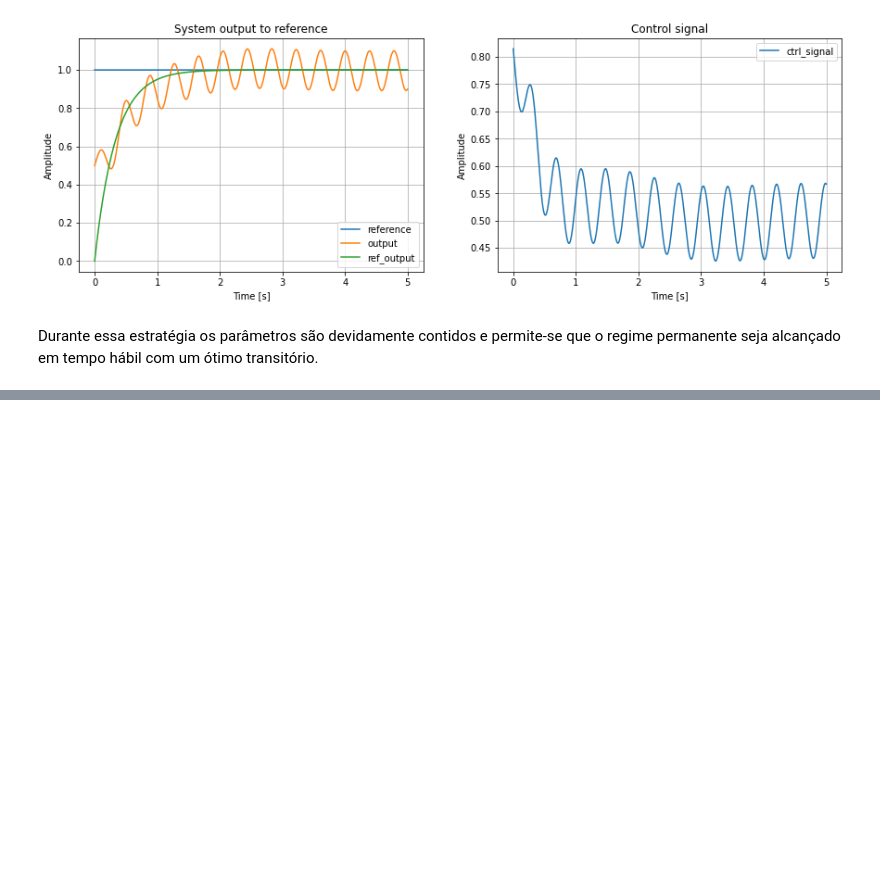
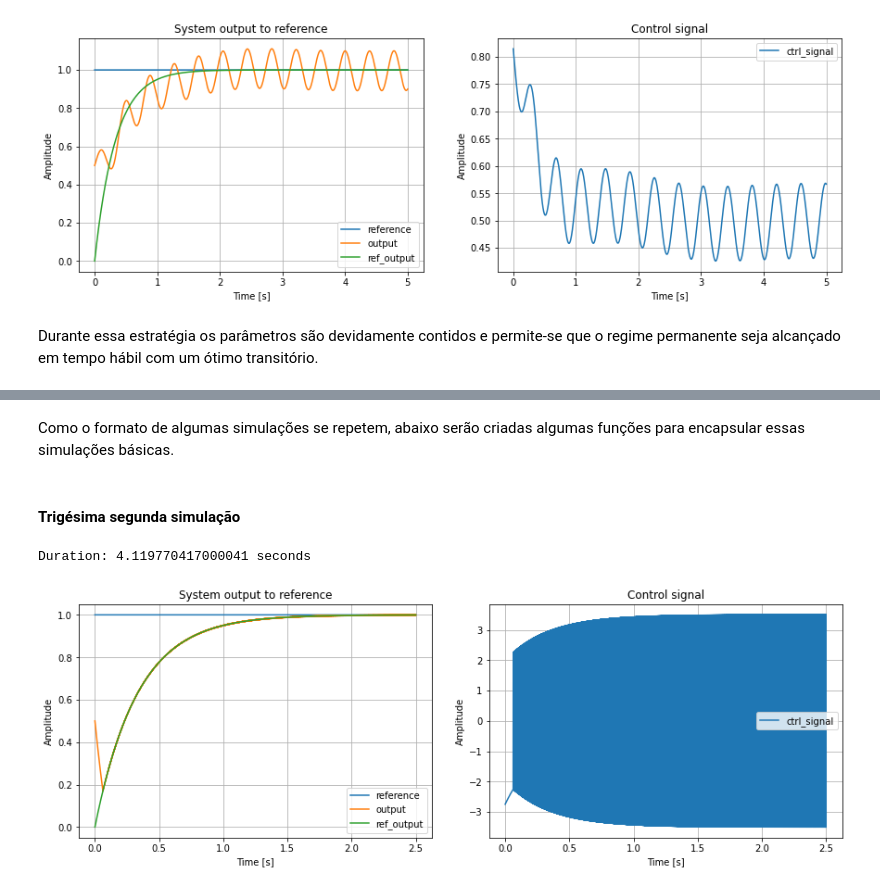
Before and after one commit to Lwao/simulations-in-robust-adaptive-control, a Jupyter notebook: Simulações em Controle Adaptativo Robusto.ipynb, the cells around one changed output, grey strips where cells are left out. Drawn from its saved outputs; the diff is of its cells as text; code cells hidden in the pictures; blank space fills up the shorter version.

```diff
--- a/Simulações em Controle Adaptativo Robusto.ipynb
+++ b/Simulações em Controle Adaptativo Robusto.ipynb
@@ -1799,0 +1806,9 @@ Durante essa estratégia os parâmetros são devidamente contidos e permite-se q
+# %%
+# Execute para armazenar os dados das simulações
+
+km = 3
+am = 3
+kp = 2
+ap = 1
+xi2wn = 30
+wn2 = 229
@@ -1799,0 +1821,15 @@ Durante essa estratégia os parâmetros são devidamente contidos e permite-se q
+# %%
+# Basic blocks for simulation
+
+h = 0.0001 # sampling period in seconds commom for all simulation
+sub = Sum(name='Subtraction', ports_gains=(1,-1)) # immutable subtraction block
+nomPlant = TF(name='NominalPlant', h=h, initial_conditions=[0.5],
+              numerator=[kp], denominator=[1,ap]) # nominal plant
+refPlant = TF(name='ReferenceModel', h=h, initial_conditions=[0],
+              numerator=[km], denominator=[1,am]) # reference model
+unkDyn = TF(name='2ndTF', h=h, initial_conditions=[0,0],
+            numerator=[wn2], denominator=[1,xi2wn,wn2]) # unknown dynamics
+ctrl = AdaptiveController(name='AdaptiveController',
+                          ports_gains = [(ap-am)/kp, km/kp]) # adaptive controller
+# %% [markdown]
+Como o formato de algumas simulações se repetem, abaixo serão criadas algumas funções para encapsular essas simulações básicas.
@@ -1799,0 +1879,22 @@ Durante essa estratégia os parâmetros são devidamente contidos e permite-se q
+# %% [markdown]
+#### Trigésima segunda simulação
+# %%
+# Trigésima segunda simulação
+
+start = time.process_time()
+
+tend = 2.5 # seconds
+const = Source(name='Source', h=h, amplitude=lambda t:1)
+nomPlant.reset(initial_conditions=[0.5])
+refPlant.reset(initial_conditions=[0])
+ctrl = AdaptiveController(name='AdaptiveController',
+                          ports_gains = [(ap-am)/kp, km/kp]) # adaptive controller
+estimator = EstimatorVSMRAC(name='Estimator',
+                            actual_controller_gains = ctrl.get_parameters(),
+                            theta_bar = [1.5,2])
+
+sim_nominal(h, tend, const, nomPlant, refPlant, ctrl, estimator)
+print('Duration: ' + str(time.process_time()-start) + ' seconds')
+# %% [output]
+Duration: 4.119770417000041 seconds
+[figure, added]
```
Also changed, not shown: parts of 25 cells of this notebook, 1 other file.
